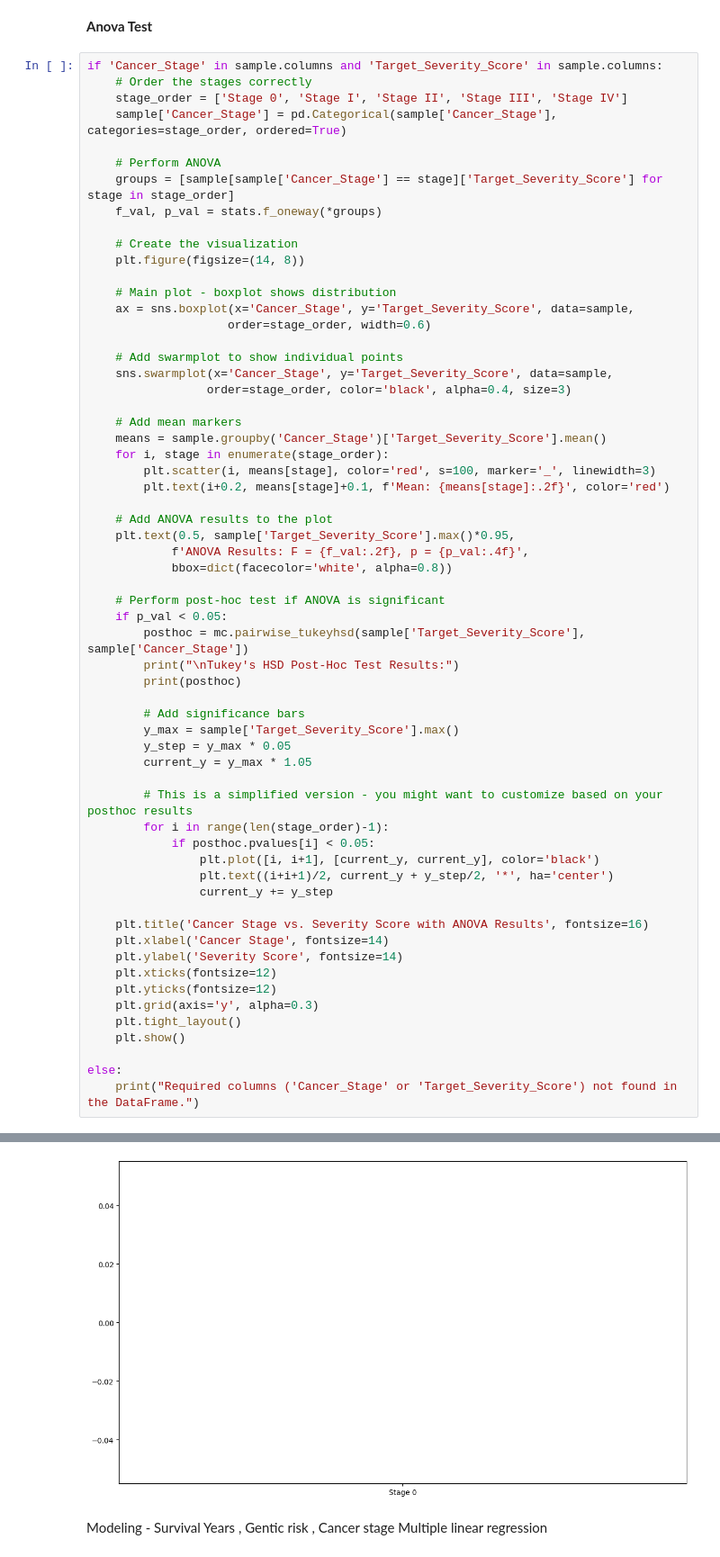
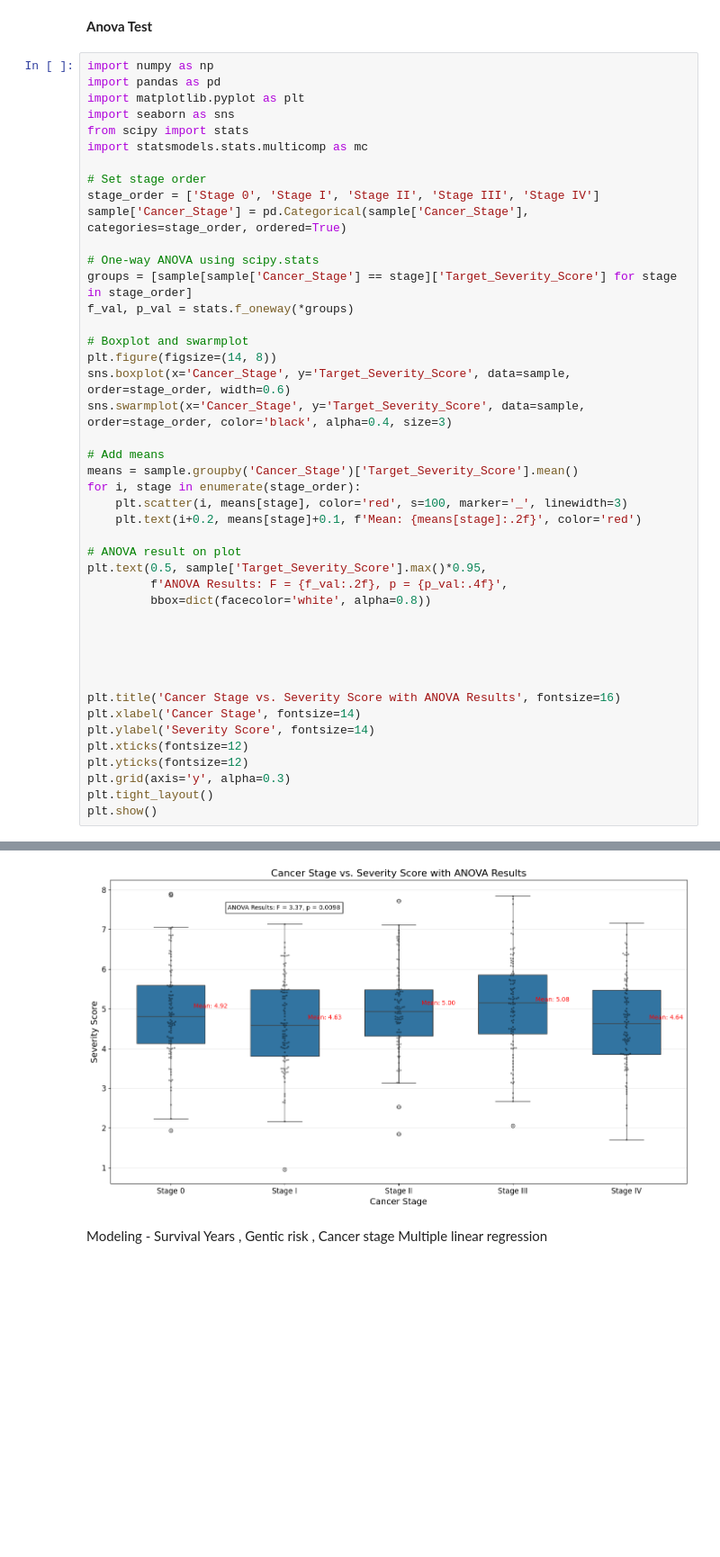
Before and after one commit to Zeina-Shalaan/Cancer-DATA, a Jupyter notebook: global_cancer_patients_2015_2024_Dataset_project2.ipynb, the cells around one changed output, grey strips where cells are left out. Shown at 90% size. Drawn from its saved outputs; the diff is of its cells as text; blank space fills up the shorter version.

```diff
--- a/global_cancer_patients_2015_2024_Dataset_project2.ipynb
+++ b/global_cancer_patients_2015_2024_Dataset_project2.ipynb
@@ -867,64 +903,47 @@ The results showed:
 # %% [markdown]
 **Anova Test**
 # %%
-if 'Cancer_Stage' in sample.columns and 'Target_Severity_Score' in sample.columns:
-    # Order the stages correctly
-    stage_order = ['Stage 0', 'Stage I', 'Stage II', 'Stage III', 'Stage IV']
-    sample['Cancer_Stage'] = pd.Categorical(sample['Cancer_Stage'], categories=stage_order, ordered=True)
+import numpy as np
+import pandas as pd
+import matplotlib.pyplot as plt
+import seaborn as sns
+from scipy import stats
+import statsmodels.stats.multicomp as mc
 
-    # Perform ANOVA
-    groups = [sample[sample['Cancer_Stage'] == stage]['Target_Severity_Score'] for stage in stage_order]
-    f_val, p_val = stats.f_oneway(*groups)
+# Set stage order
+stage_order = ['Stage 0', 'Stage I', 'Stage II', 'Stage III', 'Stage IV']
+sample['Cancer_Stage'] = pd.Categorical(sample['Cancer_Stage'], categories=stage_order, ordered=True)
 
-    # Create the visualization
-    plt.figure(figsize=(14, 8))
+# One-way ANOVA using scipy.stats
+groups = [sample[sample['Cancer_Stage'] == stage]['Target_Severity_Score'] for stage in stage_order]
+f_val, p_val = stats.f_oneway(*groups)
 
-    # Main plot - boxplot shows distribution
-    ax = sns.boxplot(x='Cancer_Stage', y='Target_Severity_Score', data=sample,
-                    order=stage_order, width=0.6)
+# Boxplot and swarmplot
+plt.figure(figsize=(14, 8))
+sns.boxplot(x='Cancer_Stage', y='Target_Severity_Score', data=sample, order=stage_order, width=0.6)
+sns.swarmplot(x='Cancer_Stage', y='Target_Severity_Score', data=sample, order=stage_order, color='black', alpha=0.4, size=3)
 
-    # Add swarmplot to show individual points
-    sns.swarmplot(x='Cancer_Stage', y='Target_Severity_Score', data=sample,
-                 order=stage_order, color='black', alpha=0.4, size=3)
+# Add means
+means = sample.groupby('Cancer_Stage')['Target_Severity_Score'].mean()
+for i, stage in enumerate(stage_order):
+    plt.scatter(i, means[stage], color='red', s=100, marker='_', linewidth=3)
+    plt.text(i+0.2, means[stage]+0.1, f'Mean: {means[stage]:.2f}', color='red')
 
-    # Add mean markers
-    means = sample.groupby('Cancer_Stage')['Target_Severity_Score'].mean()
-    for i, stage in enumerate(stage_order):
-        plt.scatter(i, means[stage], color='red', s=100, marker='_', linewidth=3)
-        plt.text(i+0.2, means[stage]+0.1, f'Mean: {means[stage]:.2f}', color='red')
+# ANOVA result on plot
+plt.text(0.5, sample['Target_Severity_Score'].max()*0.95,
+         f'ANOVA Results: F = {f_val:.2f}, p = {p_val:.4f}',
+         bbox=dict(facecolor='white', alpha=0.8))
 
-    # Add ANOVA results to the plot
-    plt.text(0.5, sample['Target_Severity_Score'].max()*0.95,
-            f'ANOVA Results: F = {f_val:.2f}, p = {p_val:.4f}',
-            bbox=dict(facecolor='white', alpha=0.8))
 
-    # Perform post-hoc test if ANOVA is significant
-    if p_val < 0.05:
-        posthoc = mc.pairwise_tukeyhsd(sample['Target_Severity_Score'], sample['Cancer_Stage'])
-        print("\nTukey's HSD Post-Hoc Test Results:")
-        print(posthoc)
 
-        # Add significance bars
-        y_max = sample['Target_Severity_Score'].max()
-        y_step = y_max * 0.05
-        current_y = y_max * 1.05
 
-        # This is a simplified version - you might want to customize based on your posthoc results
-        for i in range(len(stage_order)-1):
-            if posthoc.pvalues[i] < 0.05:
-                plt.plot([i, i+1], [current_y, current_y], color='black')
-                plt.text((i+i+1)/2, current_y + y_step/2, '*', ha='center')
-                current_y += y_step
 
-    plt.title('Cancer Stage vs. Severity Score with ANOVA Results', fontsize=16)
-    plt.xlabel('Cancer Stage', fontsize=14)
-    plt.ylabel('Severity Score', fontsize=14)
-    plt.xticks(fontsize=12)
-    plt.yticks(fontsize=12)
-    plt.grid(axis='y', alpha=0.3)
-    plt.tight_layout()
-    plt.show()
-
-else:
-    print("Required columns ('Cancer_Stage' or 'Target_Severity_Score') not found in the DataFrame.")
+plt.title('Cancer Stage vs. Severity Score with ANOVA Results', fontsize=16)
+plt.xlabel('Cancer Stage', fontsize=14)
+plt.ylabel('Severity Score', fontsize=14)
+plt.xticks(fontsize=12)
+plt.yticks(fontsize=12)
+plt.grid(axis='y', alpha=0.3)
+plt.tight_layout()
+plt.show()
 # %% [output]
@@ -932,4 +950,4 @@ ValueError: List of boxplot statistics and `positions` values must have same the
-[figure, old version]
+[figure, new version]
 # %% [markdown]
 Modeling - Survival Years , Gentic risk , Cancer stage
 Multiple linear regression
```
Also changed, not shown: parts of 20 cells of this notebook.
